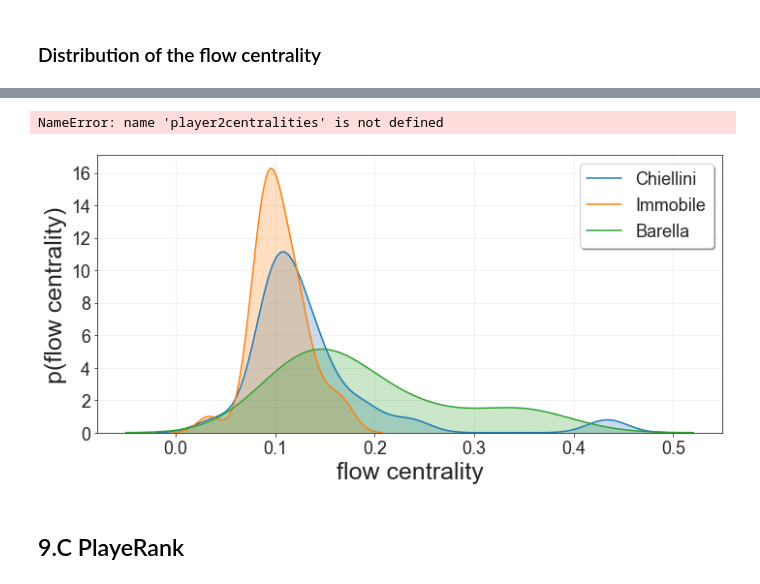
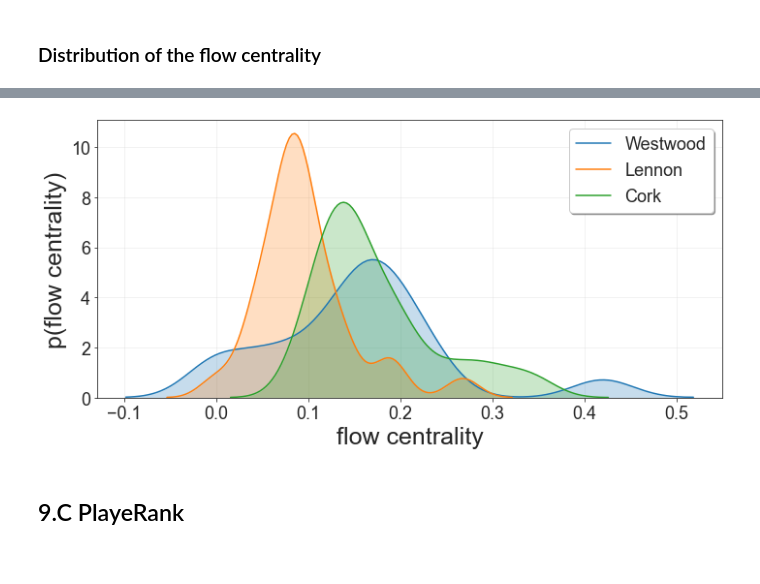
Before and after one commit to mmoffoot/mapping-match-events-in-Python, a Jupyter notebook: data_england_exploration.ipynb, the cells around one changed output, grey strips where cells are left out. Drawn from its saved outputs; the diff is of its cells as text; code cells hidden in the pictures.

```diff
--- a/data_england_exploration.ipynb
+++ b/data_england_exploration.ipynb
@@ -753,9 +751,7 @@ KeyError: 'wyId'
 # %%
-wellbeck_fcs = player2centralities['D. Wellbeck']
+westwood_fcs = player2centralities['A. Westwood']
 lennon_fcs = player2centralities['A. Lennon']
-aubamayang_fcs = player2centralities['P. Aubamayang']
+cork_fcs = player2centralities['J. Cork']
-# %% [output]
-NameError: name 'player2centralities' is not defined
 # %%
 def plot_flow_centrality(players_centralities, names):
     """
@@ -783,11 +779,11 @@ def plot_flow_centrality(players_centralities, names):
     lab = ax.legend(loc=1,fontsize=18,frameon=True,shadow=True)
     f.tight_layout()
     plt.show()
-# %%
-plot_flow_centrality([wellbeck_fcs, lennon_fcs, aubamayang_fcs],
-                     ['Wellbeck', 'Lennon', 'Aubamayang'])
-# %% [output]
-[figure, removed]
+# %%
+plot_flow_centrality([westwood_fcs, lennon_fcs, cork_fcs],
+                     ['Westwood', 'Lennon', 'Cork'])
+# %% [output]
+[figure, added]
 # %% [markdown]
 ## 9.C <a id='playerank'>PlayeRank</a>
 # %% [markdown]
```
Also changed, not shown: parts of 7 cells of this notebook.
